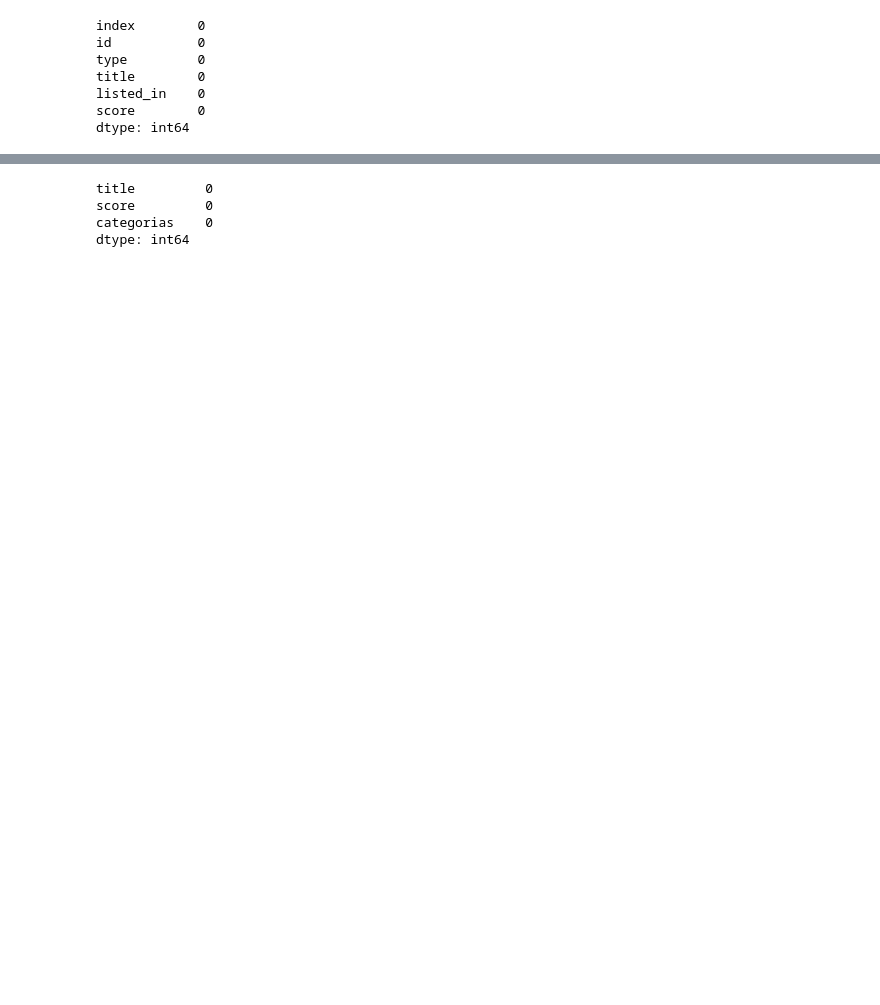
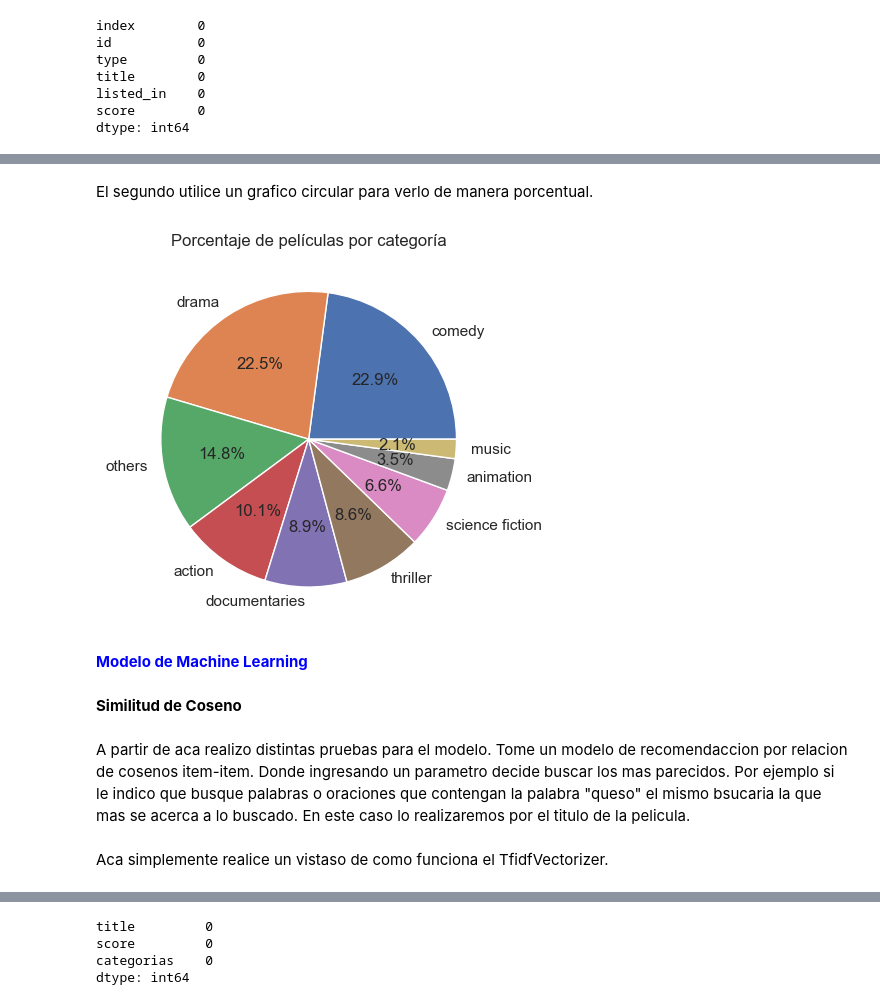
Before and after one commit to HernanCampo/Proyecto-plataformas, a Jupyter notebook: ML(coseno).ipynb, the cells around one changed output, grey strips where cells are left out. Saved outputs shown, nothing was run; the diff lists cells and outputs as text; code cells hidden in the pictures; blank space fills up the shorter version.

```diff
--- a/ML(coseno).ipynb
+++ b/ML(coseno).ipynb
@@ -196 +288,21 @@ df_corr
+# %% [markdown]
+El segundo utilice un grafico circular para verlo de manera porcentual.
+# %%
+plt.pie(categorias_count.values, labels=categorias_count.index, autopct='%1.1f%%')
+plt.title("Porcentaje de películas por categoría")
+plt.show()
+# %% [output]
+[figure, added]
+# %% [markdown]
+<b><font size="16"><font face="Arial"><font color="Blue">Modelo de Machine Learning</font><b>
+# %% [markdown]
+<b>Similitud de Coseno<b>
+# %% [markdown]
+A partir de aca realizo distintas pruebas para el modelo.
+Tome un modelo de recomendaccion por relacion de cosenos item-item.
+Donde ingresando un parametro decide buscar los mas parecidos.
+Por ejemplo si le indico que busque palabras o oraciones que contengan la palabra "queso" el mismo bsucaria la que mas se acerca a lo buscado.
+En este caso lo realizaremos por el titulo de la pelicula.
+# %% [markdown]
+Aca simplemente realice un vistaso de como funciona el TfidfVectorizer.
 # %%
```
Also changed, not shown: parts of 61 cells of this notebook, 2 other files.
